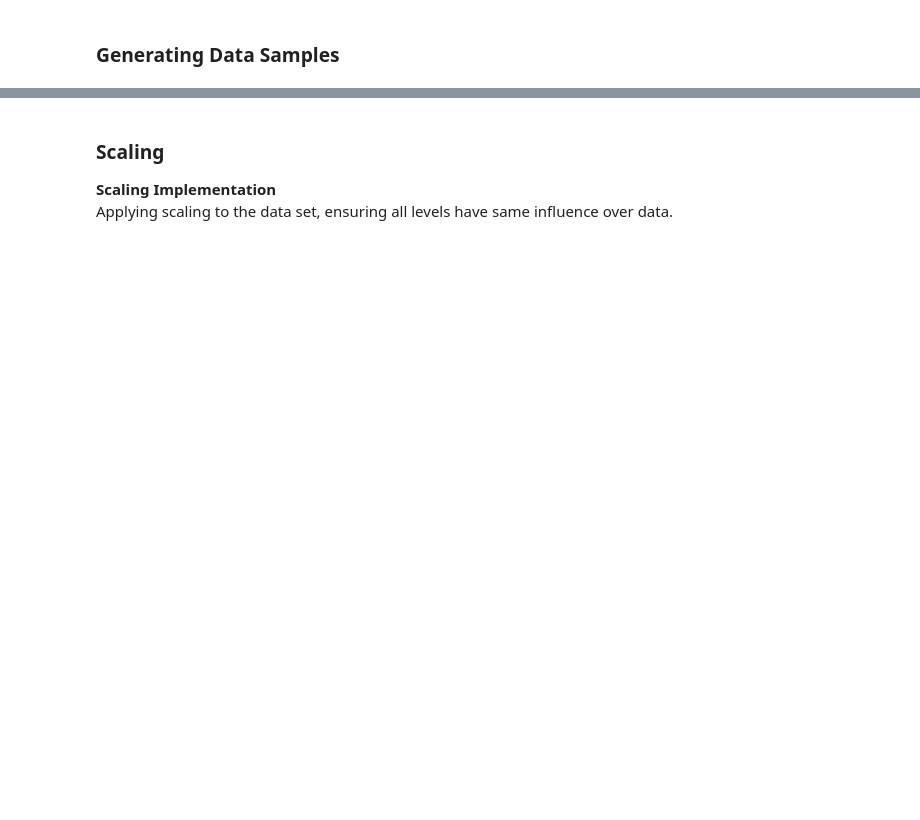
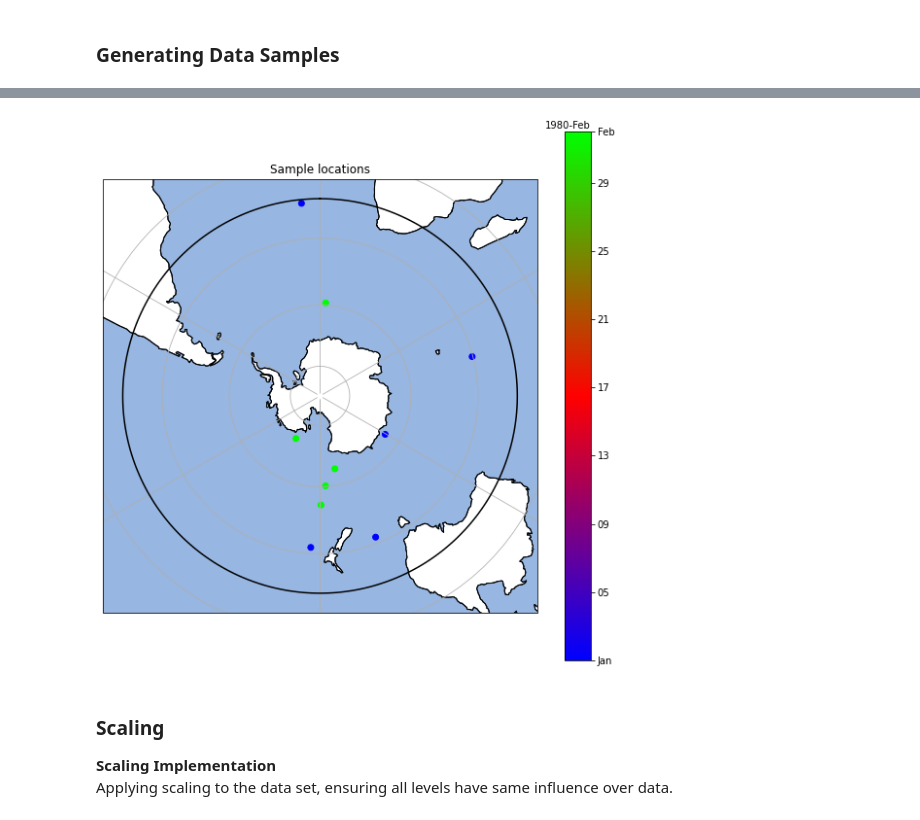
Before and after one commit to el1247/BAS_AI4ER_SAM, a Jupyter notebook: notebooks/exploratory/2.0_el_GMMTemperatureProfileClassification2.ipynb, the cells around one changed output, grey strips where cells are left out. Saved outputs shown, nothing was run; the diff lists cells and outputs as text; code cells hidden in the pictures; blank space fills up the shorter version.

Commit message:
Initial Full Notebook Run
Ran notebook with 2x5

```diff
--- a/notebooks/exploratory/2.0_el_GMMTemperatureProfileClassification2.ipynb
+++ b/notebooks/exploratory/2.0_el_GMMTemperatureProfileClassification2.ipynb
@@ -590,24 +762,19 @@ dataFiltLoad = dfESMLatLevTStackFilt.load()
 # %%
-#for i in range(timeDiff):
 sampleDataMetaArr = np.empty(shape=(0, 2, 5))
 sampleList = []
 
+#for i in range(timeDiff):
 for i in range(2):
-    date = startDateNp + np.timedelta64(i, 'M')
-    dataSubSet = dfESMLatLevTStack.sel(time=date)
-    dataSubSetMasked = dataSubSet.sel(ij = geoRangeFilt.ij.values)
+    date = startDateNp + np.timedelta64(i, 'M') #Idenify current date for loop
+    dataSubSetMasked = dfESMLatLevTStackFilt.sel(time=date) #Takes current time frame masked
     dataSubSetSamples = pickRand(dataSubSetMasked, 5)
-    #dataSubSetSamples = dataSubSetSamples.drop("time")
-    #time = np.full(len(dataSubSetSamples['ij']), date)
-    #dataSubSetSamples = dataSubSetSamples.assign_coords(time=("ij", time))
-    dataSubSetSamples = dataSubSetSamples.reset_index('ij')
-    #sampleData = xr.concat([sampleData, dataSubSetSamples], "time") ##kinda works
-    #dataSamples = dataSamples.combine_first(dataSubSetSamples)
+    dataSubSetSamples = dataSubSetSamples.reset_index('ij') #Creates nans if placed outside of loop
     sampleList.append(dataSubSetSamples)
-    #sampleDataMeta = storeMeta(dataSubSetSamples)
-    #sampleDataMetaArr = np.append(sampleDataMetaArr, [sampleDataMeta], axis=0)
+    #sampleDataMeta = storeMeta(dataSubSetSamples) #Grabbing meta data for samples
+    #sampleDataMetaArr = np.append(sampleDataMetaArr, [sampleDataMeta], axis=0) #Appending current samples meta data to array
 
 sampleData = xr.concat(sampleList, "time")
-sampleData = sampleData.stack(ijT = ('time', 'ij'))
-sampleData = sampleData.T
+#sampleData = sampleData.reset_index('ij') #Removes index to allow multi index (was in loop, confirm no concat issues)
+sampleData = sampleData.stack(ijT = ('time', 'ij')) #Combining time and geo reasons
+sampleData = sampleData.T #Transposes data set for scaling so lev is second dimension
 sampleData
@@ -616,2 +806,7 @@ x =
 # %%
-sampleData = sampleData.load()
+#x =
+#sampleData = sampleData.load()
+# %%
+metaData = {"lat":sampleData["lat"], "lon":sampleData["lon"], "time":sampleData["time"]}
+sampleMetaDF = pd.DataFrame(metaData, columns=["lat", "lon", "time"])
+print("SampleTimeGeo converted to datafile (sampleMetaDF).")
@@ -618,7 +815,8 @@ sampleData = sampleData.load()
 # %%
-metaData = {"Lat":sampleData["lat"], "Lon":sampleData["lon"], "Time":sampleData["time"]}
-sampleMetaDF = pd.DataFrame(metaData, columns=["Lat", "Lon", "Time"])
-#sampleDataDF = pd.DataFrame(dataSamples.values.T, columns=dataSamples["lev"])
-#sampleDF = pd.concat([sampleMetaDF,sampleDataDF], axis=1)
-#sampleDF["Time"] = pd.to_datetime(sampleDF["Time"])
-print("SampleTimeGeo converted to datafile (sampleMetaDF). SampleData converted to datafile (sampleDataDF). Datafiles combined into sampleDF.")
+surfaceData = sampleData.sel(lev = sampleData["lev"][0].values)
+surfaceTempName = "Surface Temp ("+str(np.round(sampleData["lev"][0].values,2))+")"
+sampleDataDF = pd.DataFrame(surfaceData.values, columns=[surfaceTempName])
+sampleDF = pd.concat([sampleMetaDF,sampleDataDF], axis=1)
+sampleDF["time"] = pd.to_datetime(sampleDF["time"])
+print("SampleData converted to datafile (sampleDataDF).  Datafiles combined into sampleDF.")
+sampleDF
@@ -629,3 +836,7 @@ sampleData
+# %%
+locationPlotGroupDFTime(sampleDF, "Sample locations", (10,10), 1)
+# %% [output]
+[figure, added]
 # %% [markdown]
 ### Scaling
 <b>Scaling Implementation</b><br>
```
Also changed, not shown: parts of 50 cells of this notebook.
